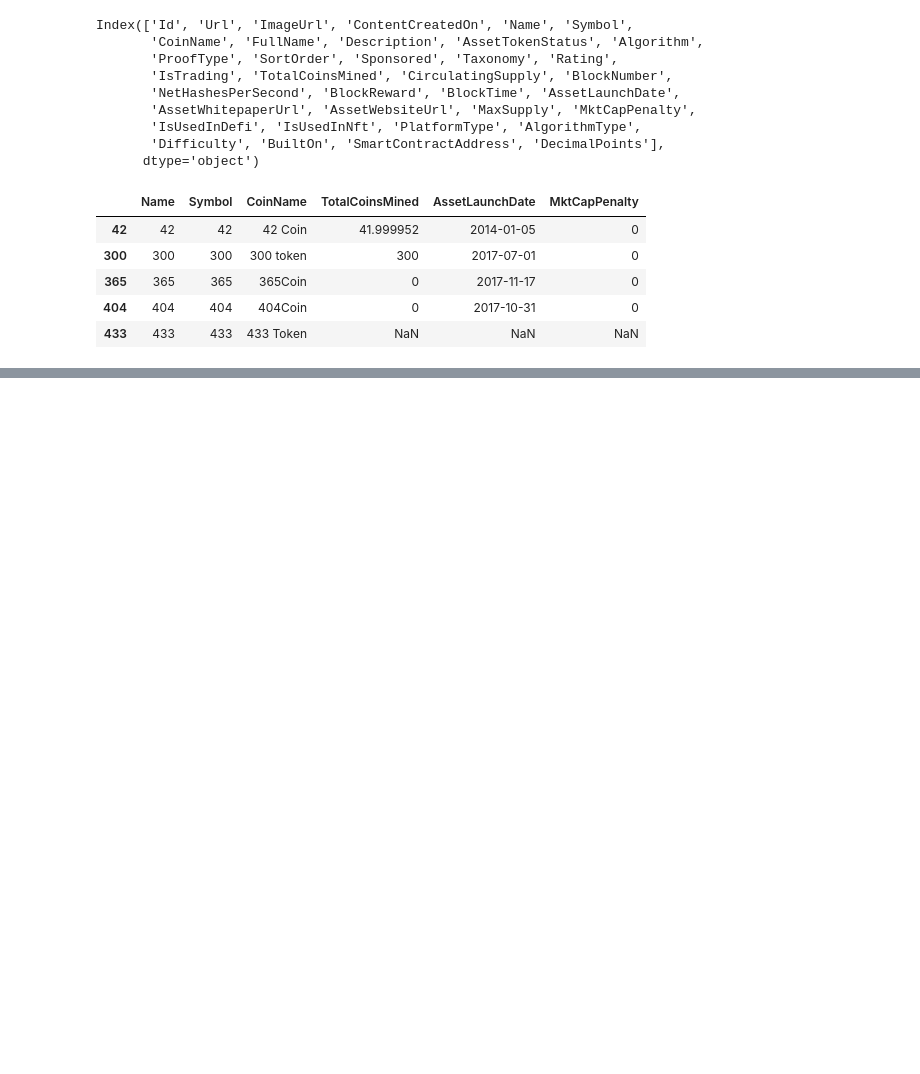
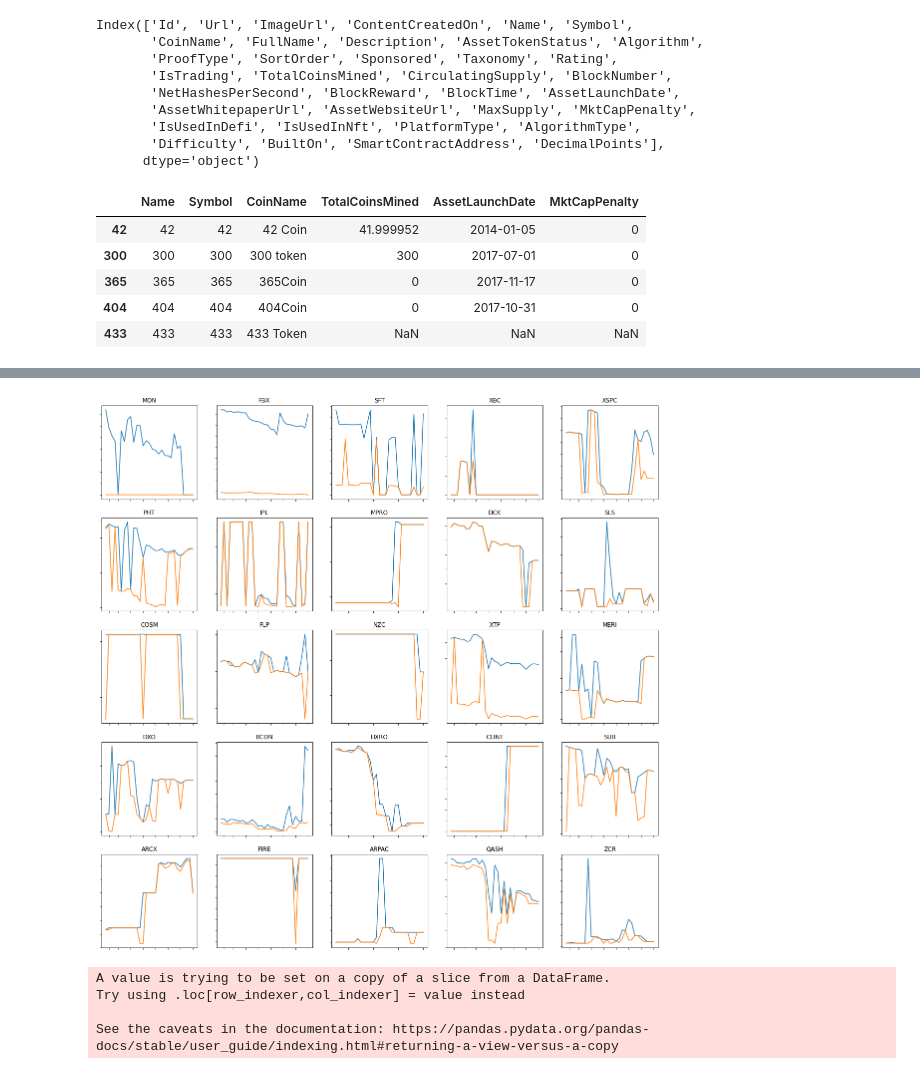
Before and after one commit to JosefinadeSolminihac/project_1, a Jupyter notebook: crypto_compare_eda_dml.ipynb, the cells around one changed output, grey strips where cells are left out. Cells and saved outputs as stored; diff of their text form; code cells hidden in the pictures; blank space fills up the shorter version.

Commit message:
Added all charts, analyses and visualizations except for correlation map and ANOVA.

```diff
--- a/crypto_compare_eda_dml.ipynb
+++ b/crypto_compare_eda_dml.ipynb
@@ -95,0 +119,20 @@ df
+# %%
+# create a dataframe and sort it by descending average daily return
+# to retrieve the 25 best performing coins for the period of interest
+avg_ret = [value[1] for value in cryp_dict.values()]
+
+hi_ret_df = pd.DataFrame({"Symbol" : cryp_dict.keys(),
+                          "Coin Name" : [crypto_clean.loc[crypto_clean["Symbol"] == key, "CoinName"][0] for key in cryp_dict.keys()],
+              "Average Daily Return" : [value[1] for value in cryp_dict.values()]
+             }).sort_values("Average Daily Return", ascending=False).reset_index(drop=True).head(25)
+
+
+pop_list = ['BTC', 'ETH', 'USDT', 'BNB', 'USDC',
+            'XRP', 'BUSD', 'ADA', 'DOGE', 'MATIC',
+            'SOL', 'DOT', 'LTC', 'SHIB', 'AVAX',
+            'DAI', 'TRX', 'ATOM', 'LINK', 'ETC',
+           'APT', 'BCH', 'APE', 'NEAR', 'FIL']
+
+top_df = pd.DataFrame({"Symbol" : pop_list,
+                       "Coin Name" : [crypto_clean.loc[crypto_clean["Symbol"] == key, "CoinName"][0] for key in pop_list]
+                      })
@@ -95,0 +179,57 @@ df
+# %%
+# initiate the figure and axis with 23 subplots in a vertical line
+fig, ax = plt.subplots(5,5, figsize=(20, 20))
+
+i = 0
+j = 0
+
+for sym in hi_ret_df["Symbol"]:
+
+    ax[i, j].plot(cryp_dict[sym][0]["time"], cryp_dict[sym][0]["high"])
+    ax[i, j].plot(cryp_dict[sym][0]["time"], cryp_dict[sym][0]["low"])
+    ax[i, j].set_title(sym)
+    ax[i, j].tick_params(which='both',      # both major and minor ticks are affected
+                         right=False,
+                         left=True,
+                         bottom=True,      # ticks along the bottom edge are off
+                         top=False,         # ticks along the top edge are off
+                         labelbottom=False,
+                         labelleft=False)
+
+    if j < 4:
+        j += 1
+    else:
+        i += 1
+        j = 0
+# %% [output]
+[figure, added]
+# %%
+top_dict = {}
+
+for sym in list(pop_list):
+
+    cur_sym_df = RetrieveDailyPrice(sym, "USD")
+
+    if cur_sym_df.empty:
+        continue
+
+    else:
+        cur_sym_df["time"] = pd.to_datetime(cur_sym_df["time"], unit='s')
+        cur_sym_clean_df = cur_sym_df[["time", "open", "close", "low", "high"]]
+
+        cur_sym_clean_df["return"] = (cur_sym_clean_df["close"] -
+                                      cur_sym_clean_df["open"]) / cur_sym_clean_df["open"]
+
+        cur_sym_nar_df = cur_sym_clean_df.loc[(cur_sym_clean_df["time"] >= start) &
+                                              (cur_sym_clean_df["time"] <= end), :]
+
+        if cur_sym_nar_df.empty:
+            continue
+
+        else:
+            top_dict[sym] = cur_sym_nar_df
+# %% [output]
+A value is trying to be set on a copy of a slice from a DataFrame.
+Try using .loc[row_indexer,col_indexer] = value instead
+
+See the caveats in the documentation: https://pandas.pydata.org/pandas-docs/stable/user_guide/indexing.html#returning-a-view-versus-a-copy
```
Also changed, not shown: parts of 14 cells of this notebook, 2 other files.
